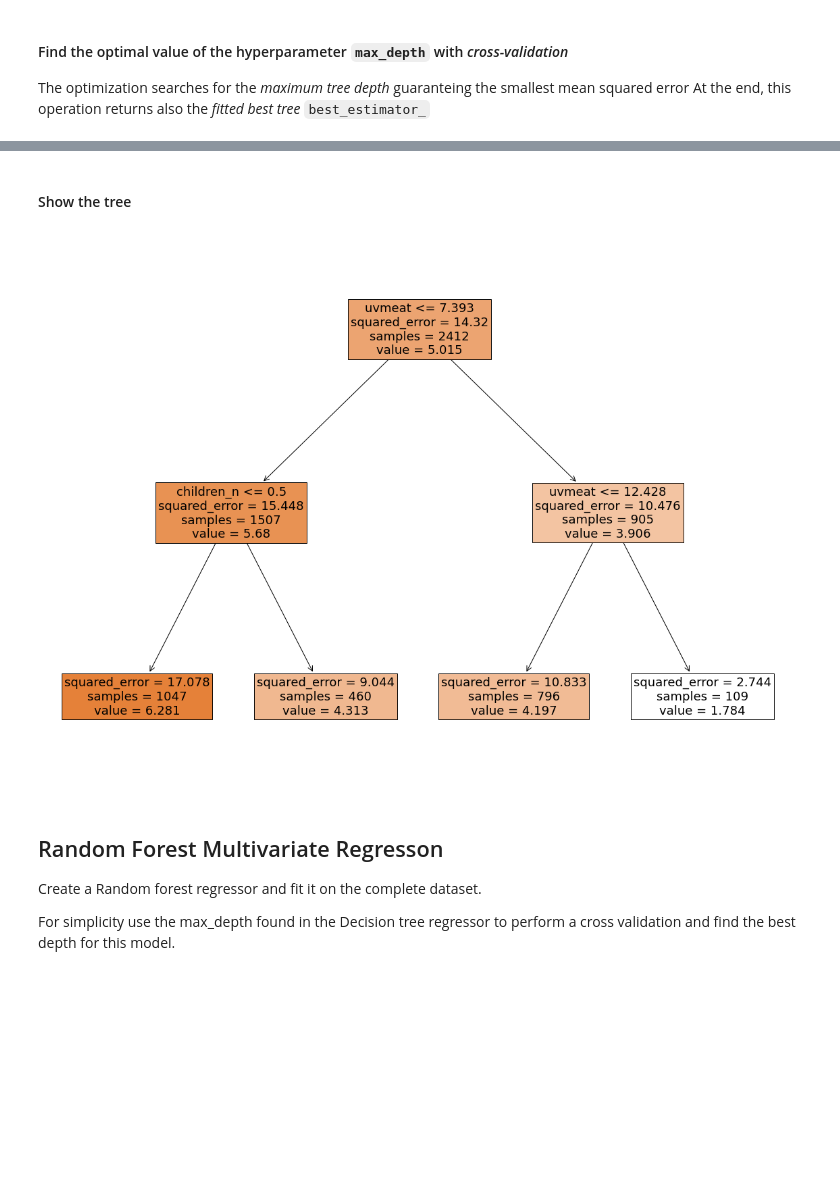
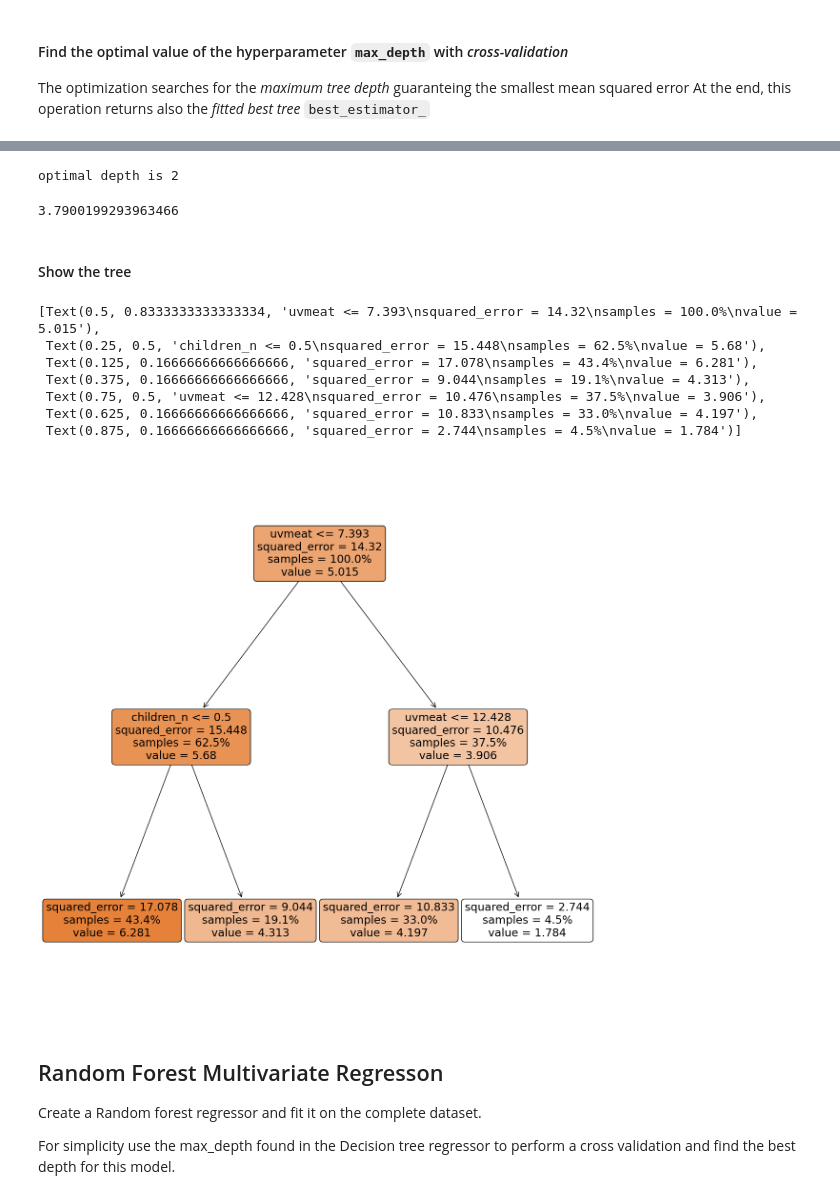
Before and after one commit to danielenapo/AI_unibo, a Jupyter notebook: machineLearning/lab3/linear_regression_example_FoodUK2014_nocode.ipynb, the cells around one changed output, grey strips where cells are left out. Drawn from its saved outputs; the diff is of its cells as text; code cells hidden in the pictures; blank space fills up the shorter version.

```diff
--- a/machineLearning/lab3/linear_regression_example_FoodUK2014_nocode.ipynb
+++ b/machineLearning/lab3/linear_regression_example_FoodUK2014_nocode.ipynb
@@ -146,5 +189,11 @@ Training set and test set have 2412 and 1034 elements respectively
 # %% [markdown]
 ### Fit the `linear_model` estimator on the training set and predict the target for the test set using the *fitted* estimator
+# %%
+model=linear_model.LinearRegression()
+model.fit(X_train_r, y_train)
+#make predictions
+y_train_pred_uni = model.predict(X_train_r)
+y_test_pred_uni=model.predict(X_test_r)
 # %% [markdown]
 #### Compute the regression coefficients and the quality measures
 Create a function to compute the F-statistic and p-value of the regression model
@@ -166,6 +272,12 @@ Create a function to compute the F-statistic and p-value of the regression model
 ## Second experiment: compute the regression considering all the predicting variables
 # %% [markdown]
 ### Now we use the entire data in `X_train` and `X_test` for fitting and predicting
+# %%
+model_multi=linear_model.LinearRegression()
+model_multi.fit(X_train, y_train)
+#make predictions
+y_train_pred_multi = model_multi.predict(X_train)
+y_test_pred_multi=model_multi.predict(X_test)
 # %% [markdown]
 ### Fit, predict and show the results
 Now we see the *regression coefficients* resulting from the fitting.
@@ -214,0 +354,5 @@ The maximum depth of the full Decision Tree Regressor is 34
+# %%
+model_tree=DecisionTreeRegressor(random_state=random_state)
+model_tree.fit(X_train, y_train)
+depth=model_tree.tree_.max_depth
+print(depth)
@@ -225,11 +365,41 @@ Decision Tree Regression - RMSE = 3.79
+# %%
+#import cross_val_score
+from sklearn.model_selection import GridSearchCV
+param_grid={'max_depth': range(1,depth)}
+gridsearch=GridSearchCV(estimator=DecisionTreeRegressor(random_state=random_state),
+    param_grid=param_grid,
+    scoring='neg_mean_squared_error')
+
+gridsearch.fit(X_train, y_train)
+print("optimal depth is", gridsearch.best_params_["max_depth"])
+# %% [output]
+optimal depth is 2
+# %%
+y_test_pred_dt=gridsearch.best_estimator_.predict(X_test)
+rmse_dt=mean_squared_error(y_test, y_test_pred_dt, squared=False)
+print(rmse_dt)
+# %% [output]
+3.7900199293963466
 # %% [markdown]
 #### Show the tree
 # %%
 from sklearn.tree import plot_tree
 from matplotlib.pyplot import figure
 # Your code here
+plt.figure(figsize=(15,15))
+plot_tree(gridsearch.best_estimator_, filled=True,
+                        rounded = True,
+                        feature_names=X.columns,
+                        proportion = True)
 # %% [output]
+[Text(0.5, 0.8333333333333334, 'uvmeat <= 7.393\nsquared_error = 14.32\nsamples = 100.0%\nvalue = 5.015'),
+ Text(0.25, 0.5, 'children_n <= 0.5\nsquared_error = 15.448\nsamples = 62.5%\nvalue = 5.68'),
+ Text(0.125, 0.16666666666666666, 'squared_error = 17.078\nsamples = 43.4%\nvalue = 6.281'),
+ Text(0.375, 0.16666666666666666, 'squared_error = 9.044\nsamples = 19.1%\nvalue = 4.313'),
+ Text(0.75, 0.5, 'uvmeat <= 12.428\nsquared_error = 10.476\nsamples = 37.5%\nvalue = 3.906'),
+ Text(0.625, 0.16666666666666666, 'squared_error = 10.833\nsamples = 33.0%\nvalue = 4.197'),
+ Text(0.875, 0.16666666666666666, 'squared_error = 2.744\nsamples = 4.5%\nvalue = 1.784')]
-[figure, old version]
+[figure, new version]
 # %% [markdown]
 ## Random Forest Multivariate Regresson
 Create a Random forest regressor and fit it on the complete dataset.
```
Also changed, not shown: parts of 39 cells of this notebook, 2 other files.
